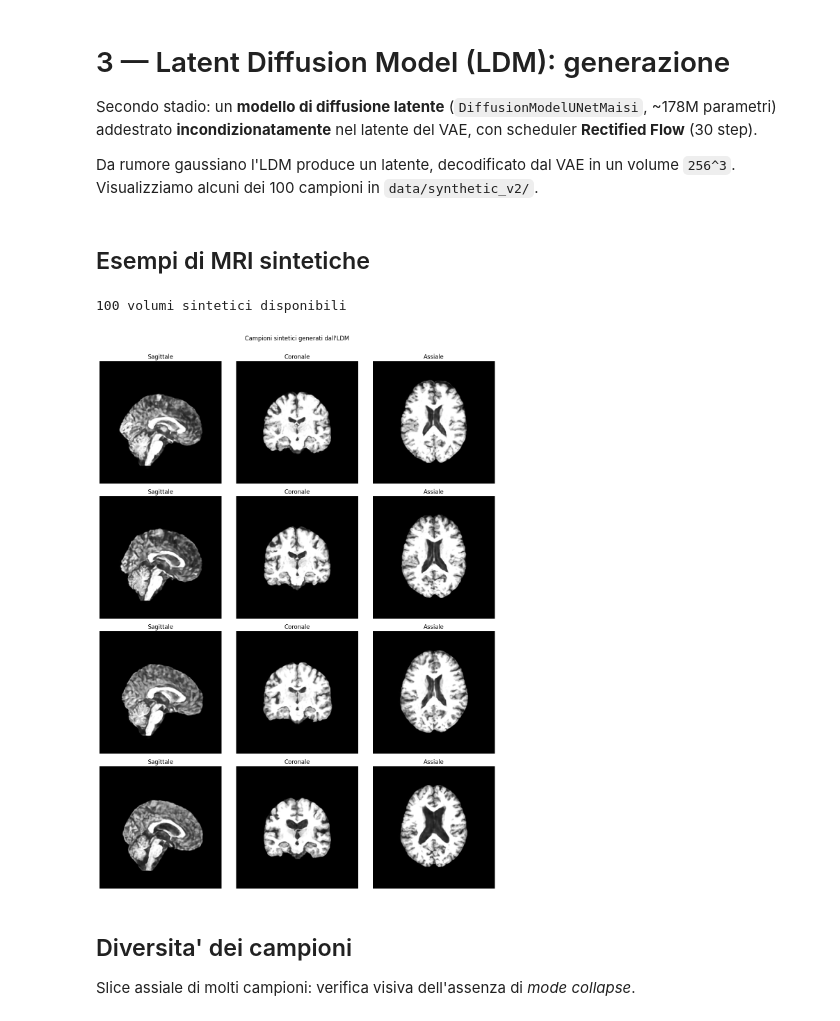
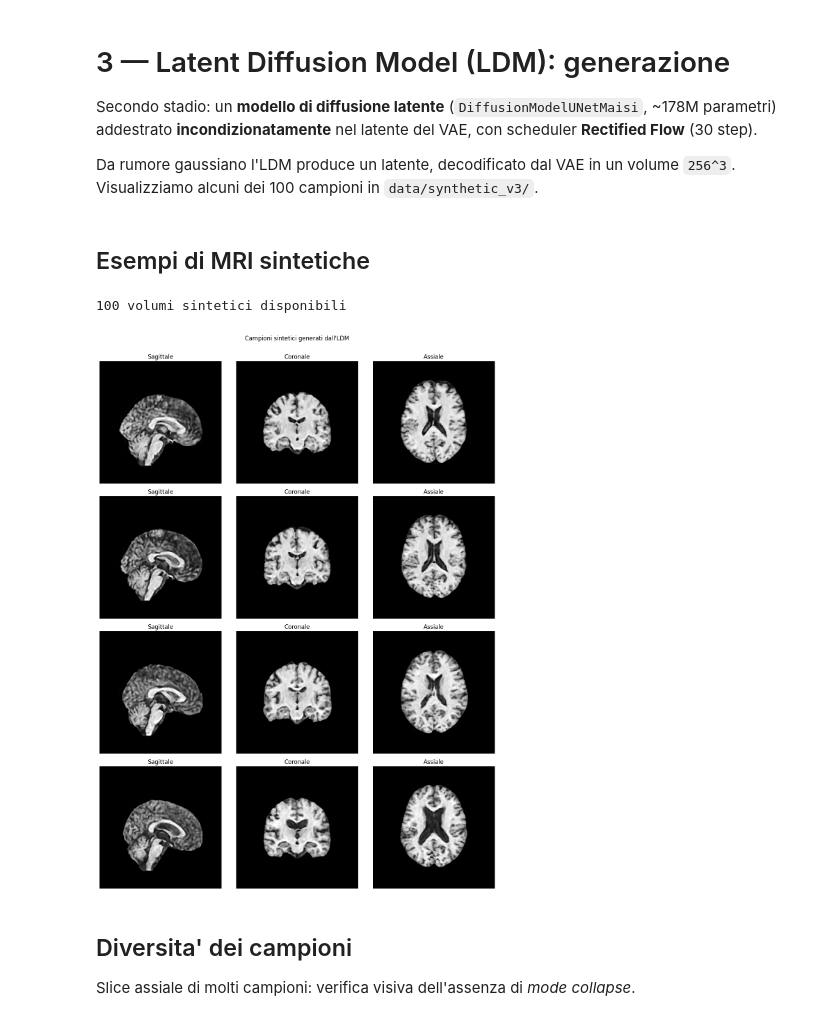
Before and after one commit to DanieleSchingaro/3DLDM_Schingaro, a Jupyter notebook: notebooks/03_ldm_generation.ipynb, the cells around one changed output. Drawn from its saved outputs; the diff is of its cells as text; code cells hidden in the pictures.

```diff
--- a/notebooks/03_ldm_generation.ipynb
+++ b/notebooks/03_ldm_generation.ipynb
@@ -3,7 +3,7 @@
 
 Secondo stadio: un **modello di diffusione latente** (`DiffusionModelUNetMaisi`, ~178M parametri) addestrato **incondizionatamente** nel latente del VAE, con scheduler **Rectified Flow** (30 step).
 
-Da rumore gaussiano l'LDM produce un latente, decodificato dal VAE in un volume `256^3`. Visualizziamo alcuni dei 100 campioni in `data/synthetic_v2/`.
+Da rumore gaussiano l'LDM produce un latente, decodificato dal VAE in un volume `256^3`. Visualizziamo alcuni dei 100 campioni in `data/synthetic_v3/`.
 # %%
 import os, sys, json, glob
 ROOT=os.path.abspath("..")
@@ -35,19 +35,19 @@ def show_ortho(vol, title=None, ax_row=None, cmap="gray"):
 # %% [markdown]
 ## Esempi di MRI sintetiche
 # %%
-synth_files=sorted(glob.glob("data/synthetic_v2/hc_synth_*.nii.gz"))
+synth_files=sorted(glob.glob("data/synthetic_v3/hc_synth_*.nii.gz"))
 print(f"{len(synth_files)} volumi sintetici disponibili")
 
 n_show=4
 fig, axes=plt.subplots(n_show, 3, figsize=(12, 4*n_show))
 for r in range(n_show):
     vol=nib.load(synth_files[r]).get_fdata()
     show_ortho(vol, ax_row=axes[r])
 plt.suptitle("Campioni sintetici generati dall'LDM", y=1.003)
 plt.tight_layout(); plt.show()
 # %% [output]
 100 volumi sintetici disponibili
-[figure, old version]
+[figure, new version]
 # %% [markdown]
 ## Diversita' dei campioni
 Slice assiale di molti campioni: verifica visiva dell'assenza di *mode collapse*.
```
Also changed, not shown: parts of 1 cell of this notebook, 3 other files.
